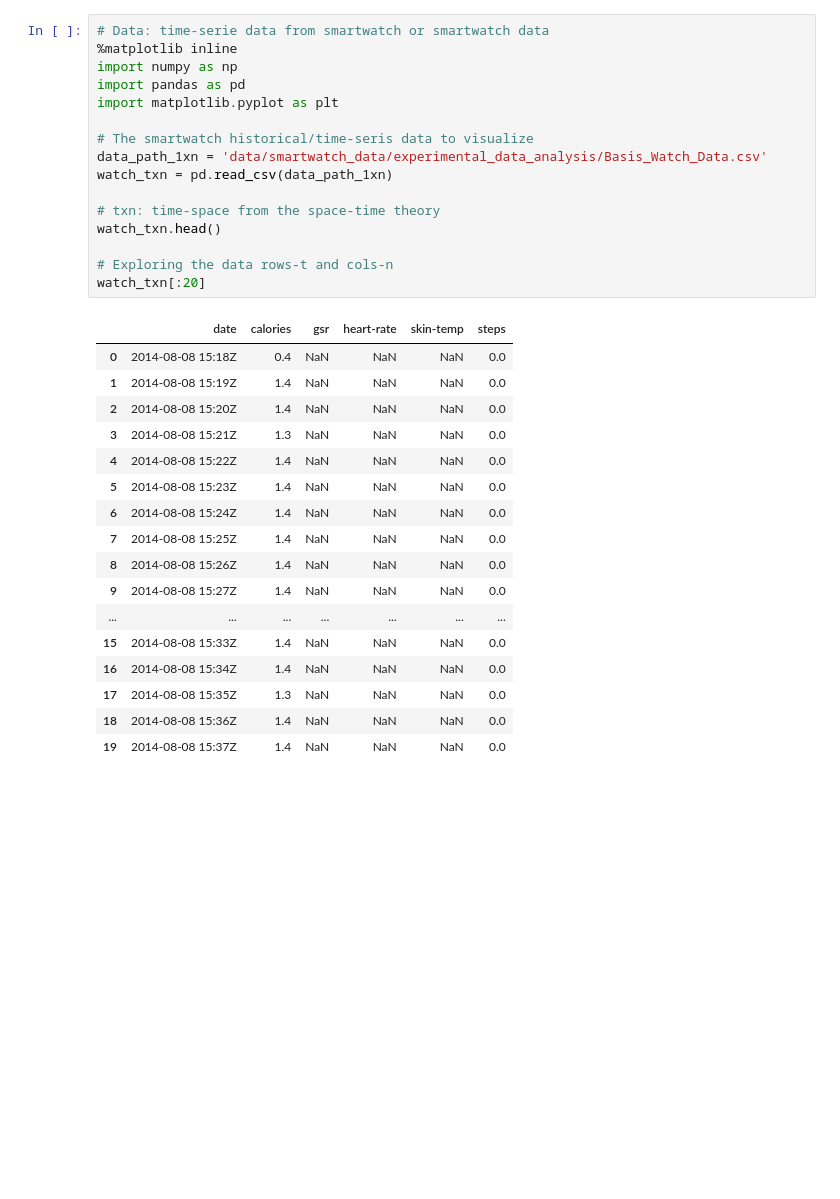
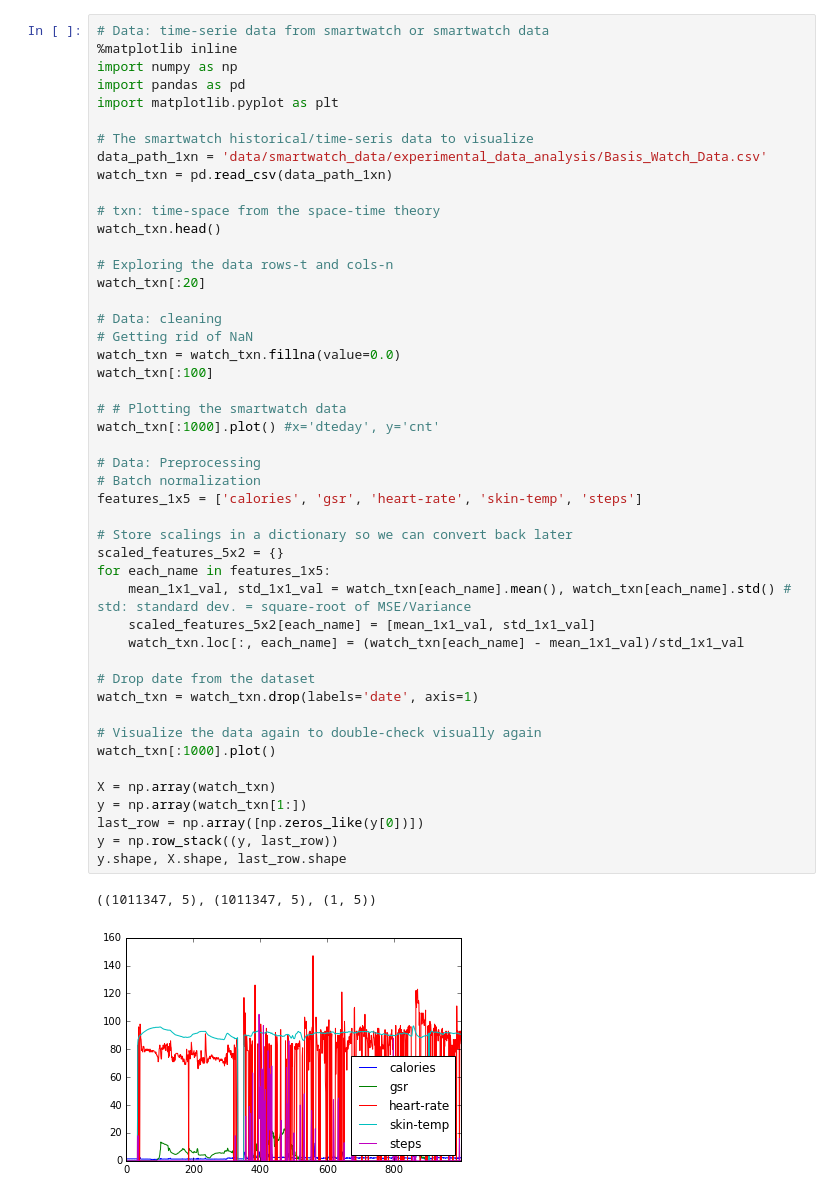
Before and after one commit to arasdar/DL, a Jupyter notebook: DRNN-smartwatch.ipynb, the cells around one changed output. Saved outputs shown, nothing was run; the diff lists cells and outputs as text; blank space fills up the shorter version.

Commit message:
DRNN-smartwatch is improved.

```diff
--- a/DRNN-smartwatch.ipynb
+++ b/DRNN-smartwatch.ipynb
@@ -1,34 +1,50 @@
 # %%
 # Data: time-serie data from smartwatch or smartwatch data
 %matplotlib inline
 import numpy as np
 import pandas as pd
 import matplotlib.pyplot as plt
 
 # The smartwatch historical/time-seris data to visualize
 data_path_1xn = 'data/smartwatch_data/experimental_data_analysis/Basis_Watch_Data.csv'
 watch_txn = pd.read_csv(data_path_1xn)
 
 # txn: time-space from the space-time theory
 watch_txn.head()
 
 # Exploring the data rows-t and cols-n
 watch_txn[:20]
+
+# Data: cleaning
+# Getting rid of NaN
+watch_txn = watch_txn.fillna(value=0.0)
+watch_txn[:100]
+
+# # Plotting the smartwatch data
+watch_txn[:1000].plot() #x='dteday', y='cnt'
+
+# Data: Preprocessing
+# Batch normalization
+features_1x5 = ['calories', 'gsr', 'heart-rate', 'skin-temp', 'steps']
+
+# Store scalings in a dictionary so we can convert back later
+scaled_features_5x2 = {}
+for each_name in features_1x5:
+    mean_1x1_val, std_1x1_val = watch_txn[each_name].mean(), watch_txn[each_name].std() # std: standard dev. = square-root of MSE/Variance
+    scaled_features_5x2[each_name] = [mean_1x1_val, std_1x1_val]
+    watch_txn.loc[:, each_name] = (watch_txn[each_name] - mean_1x1_val)/std_1x1_val
+
+# Drop date from the dataset
+watch_txn = watch_txn.drop(labels='date', axis=1)
+
+# Visualize the data again to double-check visually again
+watch_txn[:1000].plot()
+
+X = np.array(watch_txn)
+y = np.array(watch_txn[1:])
+last_row = np.array([np.zeros_like(y[0])])
+y = np.row_stack((y, last_row))
+y.shape, X.shape, last_row.shape
 # %% [output]
-|  | date | calories | gsr | heart-rate | skin-temp | steps |
-| 0 | 2014-08-08 15:18Z | 0.4 | NaN | NaN | NaN | 0.0 |
-| 1 | 2014-08-08 15:19Z | 1.4 | NaN | NaN | NaN | 0.0 |
-| 2 | 2014-08-08 15:20Z | 1.4 | NaN | NaN | NaN | 0.0 |
-| 3 | 2014-08-08 15:21Z | 1.3 | NaN | NaN | NaN | 0.0 |
-| 4 | 2014-08-08 15:22Z | 1.4 | NaN | NaN | NaN | 0.0 |
-| 5 | 2014-08-08 15:23Z | 1.4 | NaN | NaN | NaN | 0.0 |
-| 6 | 2014-08-08 15:24Z | 1.4 | NaN | NaN | NaN | 0.0 |
-| 7 | 2014-08-08 15:25Z | 1.4 | NaN | NaN | NaN | 0.0 |
-| 8 | 2014-08-08 15:26Z | 1.4 | NaN | NaN | NaN | 0.0 |
-| 9 | 2014-08-08 15:27Z | 1.4 | NaN | NaN | NaN | 0.0 |
-| ... | ... | ... | ... | ... | ... | ... |
-| 15 | 2014-08-08 15:33Z | 1.4 | NaN | NaN | NaN | 0.0 |
-| 16 | 2014-08-08 15:34Z | 1.4 | NaN | NaN | NaN | 0.0 |
-| 17 | 2014-08-08 15:35Z | 1.3 | NaN | NaN | NaN | 0.0 |
-| 18 | 2014-08-08 15:36Z | 1.4 | NaN | NaN | NaN | 0.0 |
-| 19 | 2014-08-08 15:37Z | 1.4 | NaN | NaN | NaN | 0.0 |
+((1011347, 5), (1011347, 5), (1, 5))
+[figure, added]
```
Also changed, not shown: parts of 9 cells of this notebook, 1 other file.
